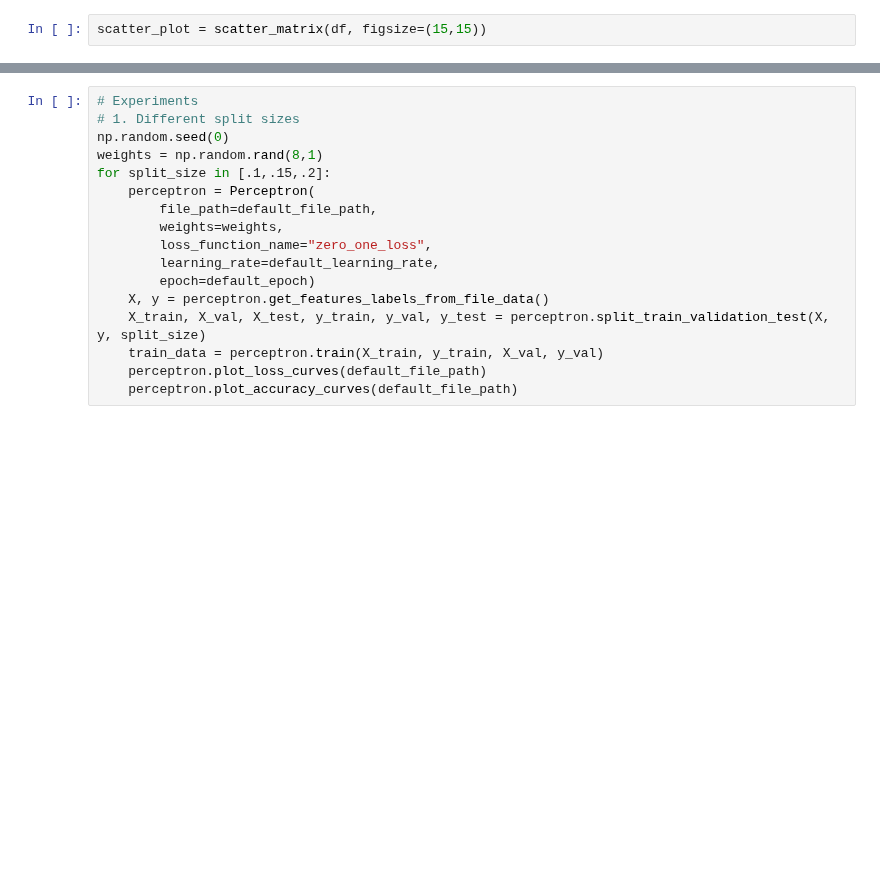
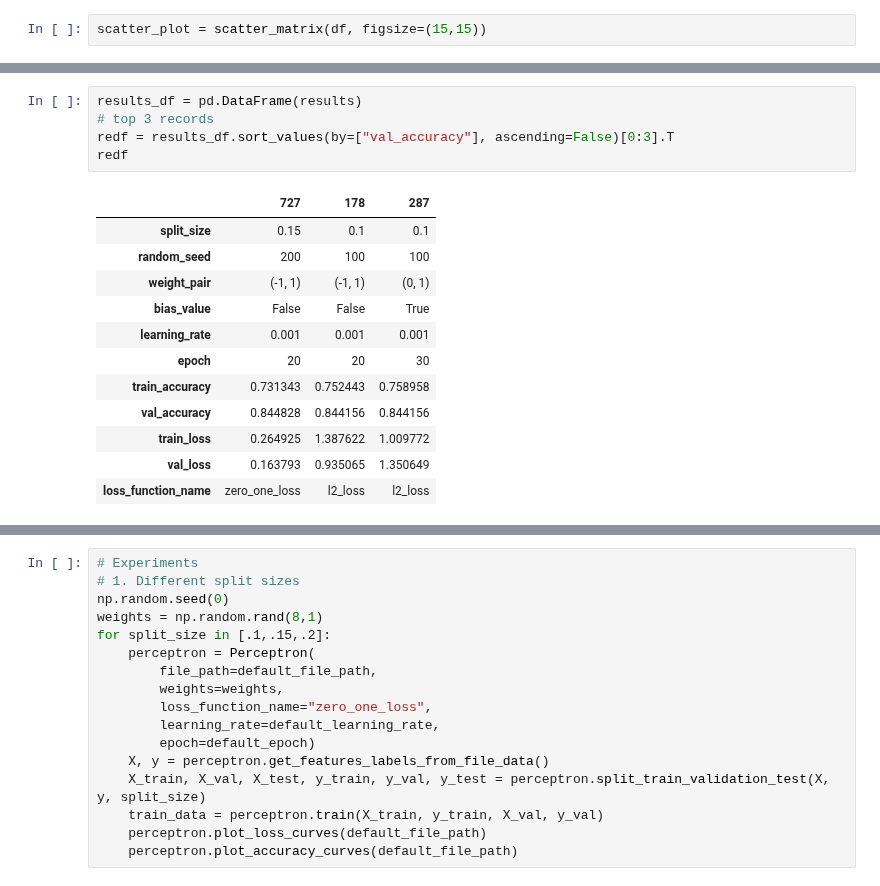
Before and after one commit to poo5zan/deep_learning_fundamentals, a Jupyter notebook: assignment_1/assignment_1.ipynb, the cells around one changed output, grey strips where cells are left out. Cells and saved outputs as stored; diff of their text form; blank space fills up the shorter version.

```diff
--- a/assignment_1/assignment_1.ipynb
+++ b/assignment_1/assignment_1.ipynb
@@ -316,0 +340,18 @@ for split_size in split_sizes:
+# %%
+results_df = pd.DataFrame(results)
+# top 3 records
+redf = results_df.sort_values(by=["val_accuracy"], ascending=False)[0:3].T
+redf
+# %% [output]
+|  | 727 | 178 | 287 |
+| split_size | 0.15 | 0.1 | 0.1 |
+| random_seed | 200 | 100 | 100 |
+| weight_pair | (-1, 1) | (-1, 1) | (0, 1) |
+| bias_value | False | False | True |
+| learning_rate | 0.001 | 0.001 | 0.001 |
+| epoch | 20 | 20 | 30 |
+| train_accuracy | 0.731343 | 0.752443 | 0.758958 |
+| val_accuracy | 0.844828 | 0.844156 | 0.844156 |
+| train_loss | 0.264925 | 1.387622 | 1.009772 |
+| val_loss | 0.163793 | 0.935065 | 1.350649 |
+| loss_function_name | zero_one_loss | l2_loss | l2_loss |
```
Also changed, not shown: parts of 3 cells of this notebook.
